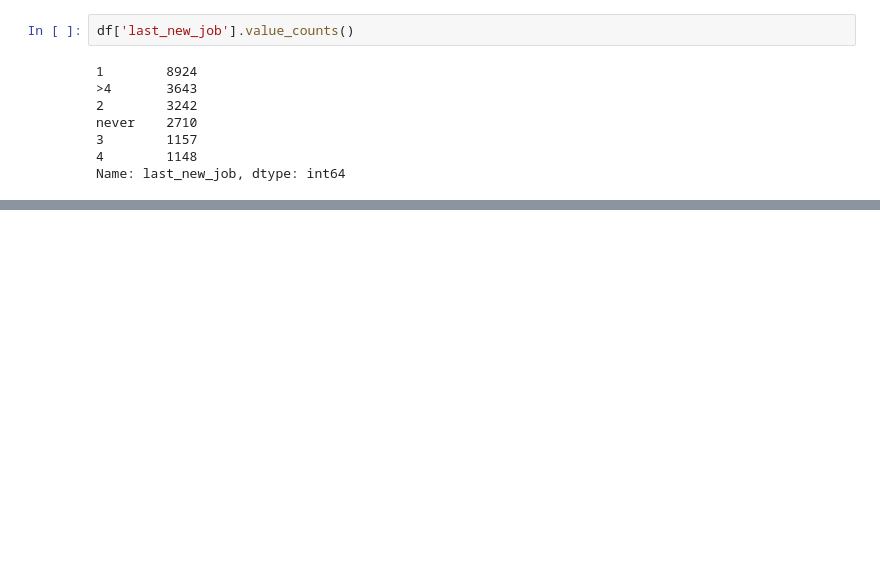
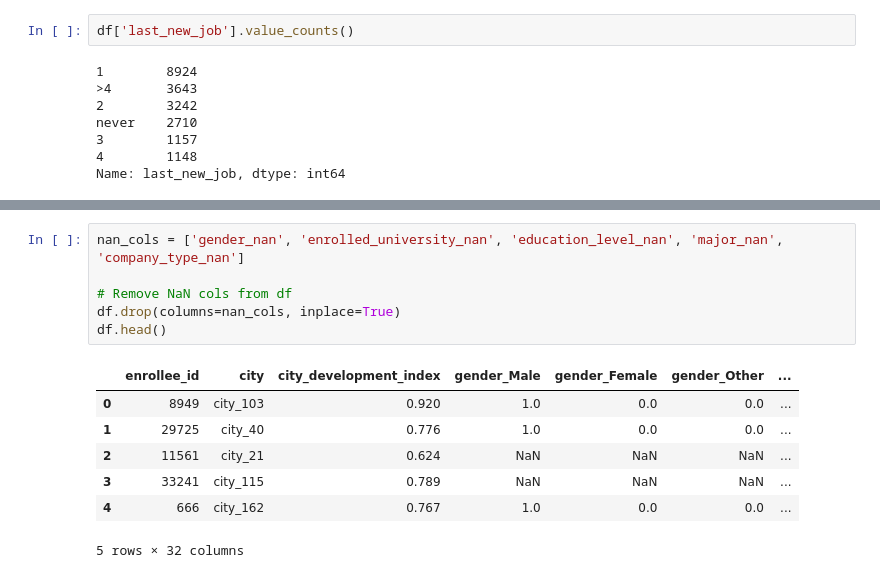
Before and after one commit to divzueri/Data-Science-Projects, a Jupyter notebook: HRAnalytics/notebooks/1. Data Wrangling and Pre-Processing.ipynb, the cells around one changed output, grey strips where cells are left out. Saved outputs shown, nothing was run; the diff lists cells and outputs as text; blank space fills up the shorter version.

```diff
--- a/HRAnalytics/notebooks/1. Data Wrangling and Pre-Processing.ipynb
+++ b/HRAnalytics/notebooks/1. Data Wrangling and Pre-Processing.ipynb
@@ -207,0 +545,14 @@ dtype: int64
+# %%
+nan_cols = ['gender_nan', 'enrolled_university_nan', 'education_level_nan', 'major_nan', 'company_type_nan']
+
+# Remove NaN cols from df
+df.drop(columns=nan_cols, inplace=True)
+df.head()
+# %% [output]
+|  | enrollee_id | city | city_development_index | gender_Male | gender_Female | gender_Other | ... |
+| 0 | 8949 | city_103 | 0.920 | 1.0 | 0.0 | 0.0 | ... |
+| 1 | 29725 | city_40 | 0.776 | 1.0 | 0.0 | 0.0 | ... |
+| 2 | 11561 | city_21 | 0.624 | NaN | NaN | NaN | ... |
+| 3 | 33241 | city_115 | 0.789 | NaN | NaN | NaN | ... |
+| 4 | 666 | city_162 | 0.767 | 1.0 | 0.0 | 0.0 | ... |
+5 rows × 32 columns
```
Also changed, not shown: parts of 91 cells of this notebook.
